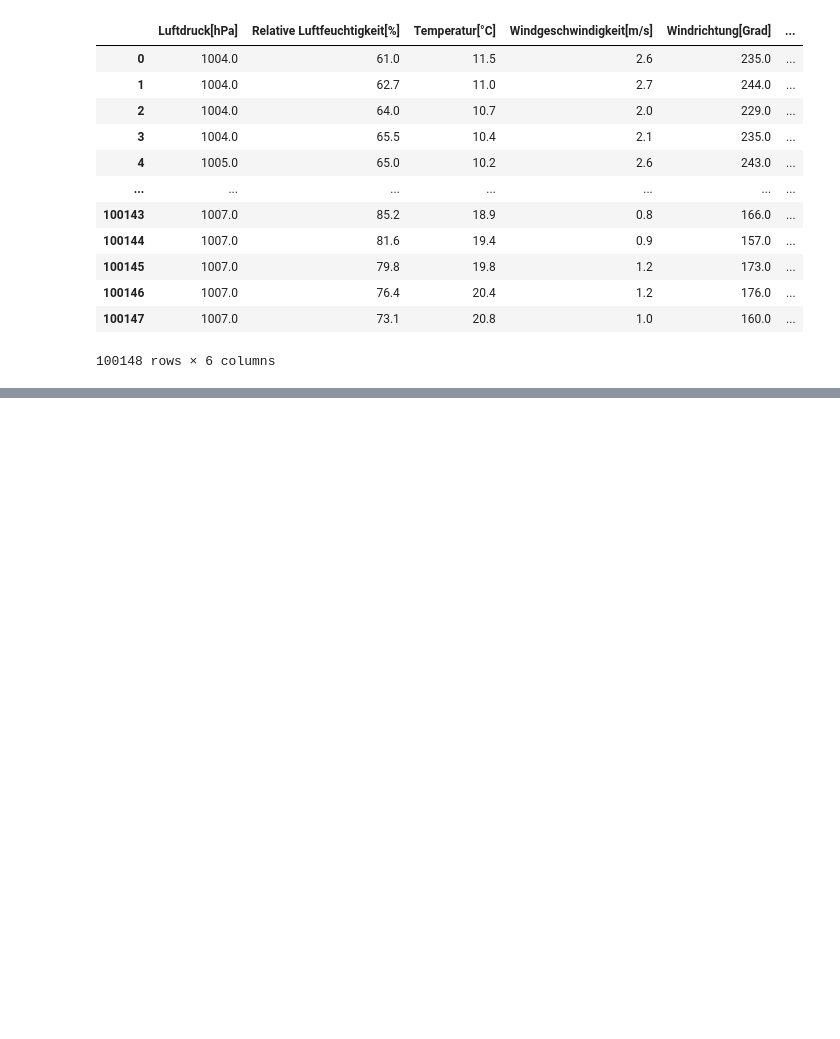
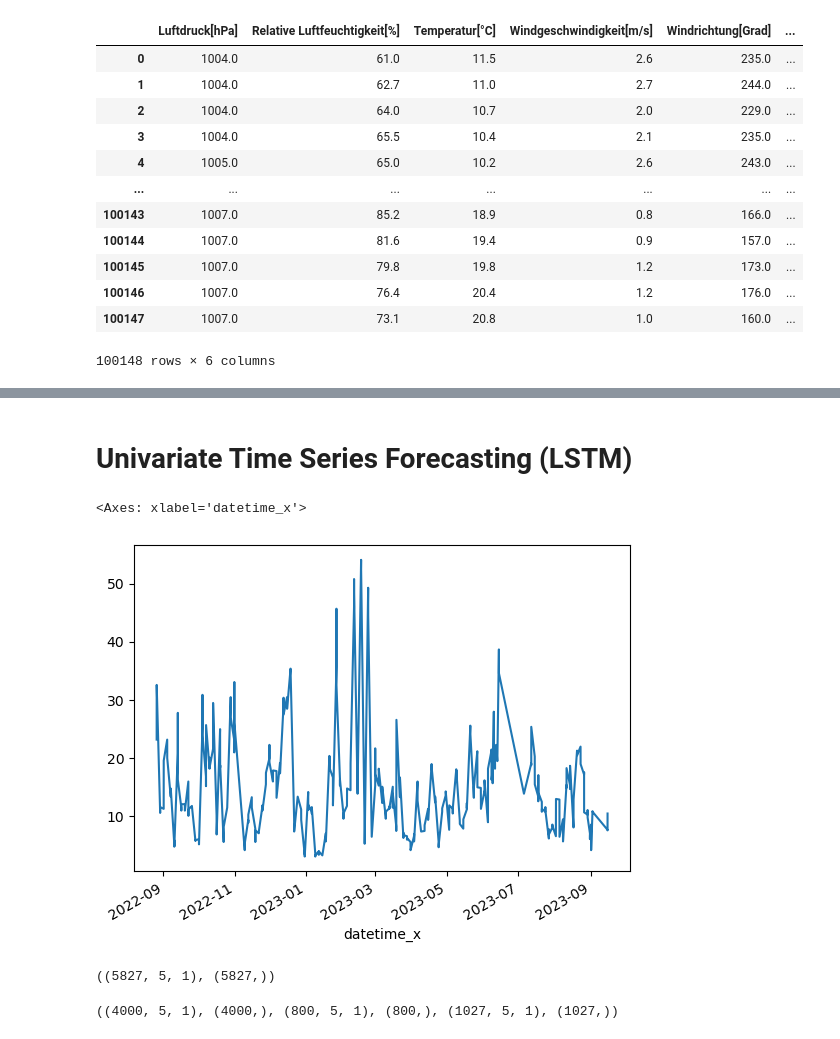
Before and after one commit to cathrinr/driving_change, a Jupyter notebook: time_series_prediction.ipynb, the cells around one changed output, grey strips where cells are left out. Cells and saved outputs as stored; diff of their text form; code cells hidden in the pictures; blank space fills up the shorter version.

```diff
--- a/time_series_prediction.ipynb
+++ b/time_series_prediction.ipynb
@@ -28,4 +41,6 @@ weather
 pred_data = traffic.merge(weather, how='left', left_on= 'roundedTimestamp', right_on='datetime').merge(emissions[['PM10','datetime']], how='left', left_on= 'roundedTimestamp', right_on='datetime' )
 pred_data.drop(columns=['datetime_y', 'roundedTimestamp'], inplace = True)
 show(pred_data)
+
+df = pred_data.copy
 # %% [output]
@@ -33,0 +48,3 @@ show(pred_data)
+# %%
+df.index = pd.to_datetime(df['datetime_x'], format='%Y-%m-%d %H:%M:%S')
+df[:26]
@@ -33,0 +71,8 @@ show(pred_data)
+# %% [markdown]
+# Univariate Time Series Forecasting (LSTM)
+# %%
+emissions = df['PM10']
+emissions.plot()
+# %% [output]
+<Axes: xlabel='datetime_x'>
+[figure, added]
@@ -33,0 +94,13 @@ show(pred_data)
+# %%
+WINDOW_SIZE = 5
+X1, y1 = df_to_X_y(emissions, WINDOW_SIZE)
+X1.shape, y1.shape
+# %% [output]
+((5827, 5, 1), (5827,))
+# %%
+X_train1, y_train1 = X1[:4000], y1[:4000]
+X_val1, y_val1 = X1[4000:4800], y1[4000:4800]
+X_test1, y_test1 = X1[4800:], y1[4800:]
+X_train1.shape, y_train1.shape, X_val1.shape, y_val1.shape, X_test1.shape, y_test1.shape
+# %% [output]
+((4000, 5, 1), (4000,), (800, 5, 1), (800,), (1027, 5, 1), (1027,))
```
Also changed, not shown: parts of 45 cells of this notebook.
